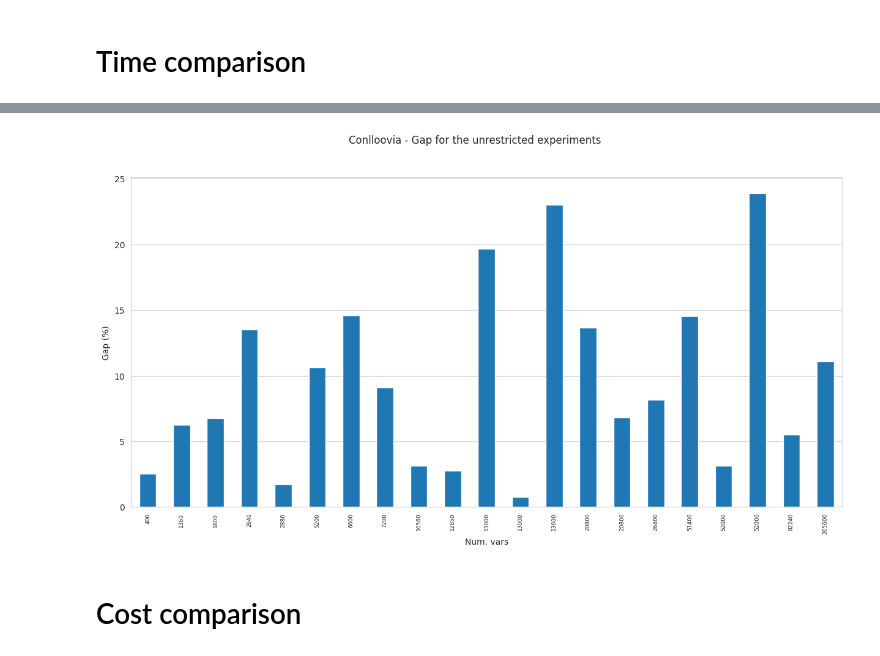
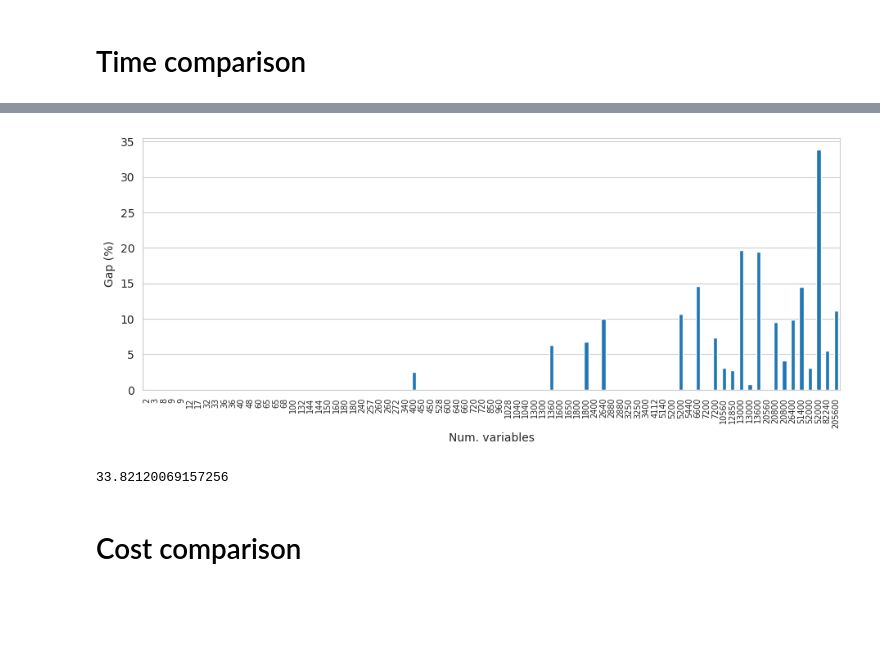
Before and after one commit to asi-uniovi/conlloovia_exp, a Jupyter notebook: ExpSize.ipynb, the cells around one changed output, grey strips where cells are left out. Saved outputs shown, nothing was run; the diff lists cells and outputs as text; code cells hidden in the pictures; blank space fills up the shorter version.

```diff
--- a/ExpSize.ipynb
+++ b/ExpSize.ipynb
@@ -672,25 +666,2 @@ for mode in stats.keys():
 # %% [markdown]
 # Time comparison
-# %%
-allocators = [
-    "conlloovia",
-    "greedy",
-    "first fit",
-    "first fit 2 (cores desc)",
-    "first fit 2 (price asc)",
-]
-modes = ["unrestricted", "restricted"]
-for mode in modes:
-    for param in ["creation_time", "solving_time"]:
-        color = iter(cm.tab10_r(np.linspace(0, 1, len(allocators))))
-        fig, ax = plt.subplots(figsize=(14, 6))
-        for allocator in allocators:
-            df_stats_dict[mode][allocator].plot(
-                x="num_vars",
-                y=param,
-                logx=True,
-                kind="scatter",
-                ax=ax,
-                label=f"{mode} {param} {allocator}",
-                color=next(color),
-            )
@@ -735,22 +717,25 @@ for mode in modes:
 # %%
 # Plot frac gap for conlloovia
 for mode in modes:
-    feasible_data = df_stats_dict[mode]["conlloovia"][
-        df_stats_dict[mode]["conlloovia"].status == Status.INTEGER_FEASIBLE
-    ]
-    if not feasible_data.empty:
-        fig, ax = plt.subplots(figsize=(15, 7))
-        ax = feasible_data.sort_values(by="num_vars").plot(
+    conlloovia_data = df_stats_dict[mode]["conlloovia"]
+    if Status.INTEGER_FEASIBLE in set(conlloovia_data.status):
+        fig, ax = plt.subplots(figsize=(11, 4))
+        ax = conlloovia_data.sort_values(by="num_vars").plot(
             x="num_vars", y="gap_pct", kind="bar", legend=False, ax=ax
         )
         ax.set_ylabel("Gap (%)")
         ax.tick_params(
-            axis="x", labelsize=6.5
-        )  # setting the font size of x-tick labels to 10
-        _ = ax.set_xlabel("Num. vars")
+            axis="x", labelsize=7
+        )  # setting the font size of x-tick labels
+        _ = ax.set_xlabel("Num. variables")
         _ = plt.grid(axis="x")
-        fig.suptitle(f"Conlloovia - Gap for the {mode} experiments")
+
+        plt.savefig(FIG_DIR/"gap.png", bbox_inches='tight', dpi=600)
 # %% [output]
-[figure, old version]
+[figure, new version]
+# %%
+df_stats_dict["unrestricted"]["conlloovia"].gap_pct.max()
+# %% [output]
+33.82120069157256
 # %% [markdown]
 # Cost comparison
```
Also changed, not shown: parts of 16 cells of this notebook, 2 other files.
